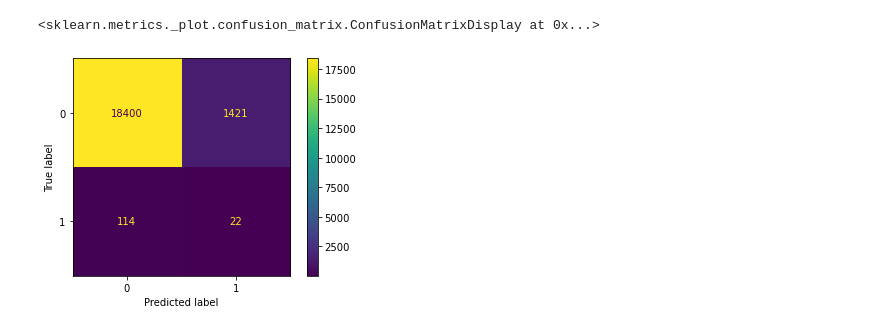
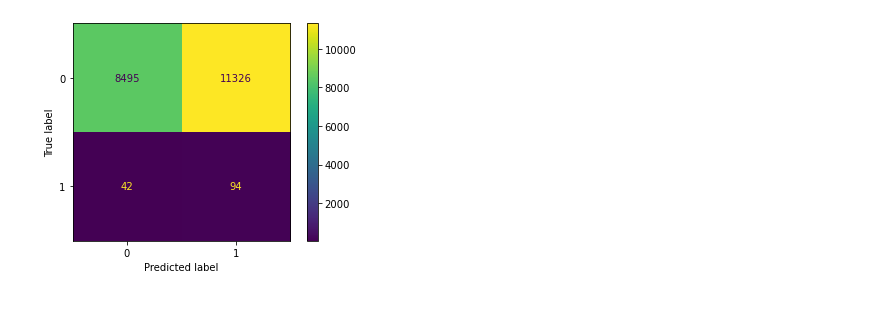
Before and after one commit to bellicapelli0/FRISS-technical-assignment, a Jupyter notebook: PyTorch_Classifier.ipynb, the cells around one changed output. Cells and saved outputs as stored; diff of their text form; code cells hidden in the pictures.

```diff
--- a/PyTorch_Classifier.ipynb
+++ b/PyTorch_Classifier.ipynb
@@ -250 +59,10 @@ train = fraud_entries.append(non_fraud_entries).sample(frac=1.0)
+# %%
+# Random Undersampler
+
+from imblearn.under_sampling import RandomUnderSampler
+rus = RandomUnderSampler(random_state=0)
+train, y = rus.fit_resample(train.drop(columns=["sys_fraud"]), train["sys_fraud"])
+
+train["sys_fraud"] = y
+train = train.sample(frac=1.0)
 # %%
@@ -266,6 +91,16 @@ train = train.sample(frac=1.0)
+# %%
+X_train, X_val, y_train, y_val = train_test_split(train.drop(columns="sys_fraud"),
+                                                    train["sys_fraud"],
+                                                    test_size=0.10, random_state=42)
+
+X_train["sys_fraud"] = y_train
+train = X_train
+
+X_val["sys_fraud"] = y_val
+val = X_val
 # %%
 epochs = 60
-max_patience = 3
+max_patience = 5
 
 if torch.cuda.is_available():
   DEVICE = torch.device("cuda")
@@ -277,8 +112,10 @@ else:
 torch.manual_seed(1)
 
 train_set = ClaimDataset(train)
+val_set = ClaimDataset(val)
 test_set = ClaimDataset(test)
-train_dataloader = DataLoader(train_set, batch_size = 8, num_workers = 2, shuffle=True)
+train_dataloader = DataLoader(train_set, batch_size = 1, num_workers = 2, shuffle=True)
+val_dataloader = DataLoader(val_set, batch_size = 1, num_workers = 2, shuffle=True)
 test_dataloader = DataLoader(test_set, batch_size = 1, num_workers = 2, shuffle=False)
 
 input_features = train_set.number_of_features()
@@ -286,12 +123,16 @@ input_features = train_set.number_of_features()
 model = ClaimClassifier(input_features)
 model.to(DEVICE)
 
-weight = torch.tensor([1.0,1.1])
+class_weights = compute_class_weight('balanced',
+                                     classes = np.unique(train["sys_fraud"]),
+                                     y = train["sys_fraud"])
+#class_weights = torch.tensor(class_weights,dtype=torch.float)
+class_weights = torch.tensor([1.0, 1.1])
+print(class_weights)
+criterion = nn.CrossEntropyLoss(weight = class_weights, reduction='mean')
+optimizer = torch.optim.Adam(model.parameters(), lr = 3e-4)
 
-criterion = nn.CrossEntropyLoss(weight = weight)
-optimizer = torch.optim.Adam(model.parameters(), lr = 1e-6)
-
-model, preds, labels = train_model(model, criterion, optimizer, train_dataloader, test_dataloader,
+model, preds, labels = train_model(model, criterion, optimizer, train_dataloader, val_dataloader,
                                    DEVICE, epochs, max_patience)
 # %% [output]
 Using: CPU
@@ -313,0 +167,2 @@ Done.
+# %%
+preds, labels, IDs = predict_model(model, criterion, optimizer, test_dataloader, DEVICE)
@@ -314,9 +181,8 @@ Done.
 # %%
 cm = confusion_matrix(labels, preds)
 
 cmd_obj = ConfusionMatrixDisplay(cm)
 
-cmd_obj.plot()
+_ = cmd_obj.plot()
 # %% [output]
-<sklearn.metrics._plot.confusion_matrix.ConfusionMatrixDisplay at 0x...>
-[figure, old version]
+[figure, new version]
```
Also changed, not shown: parts of 16 cells of this notebook, 12 other files.
